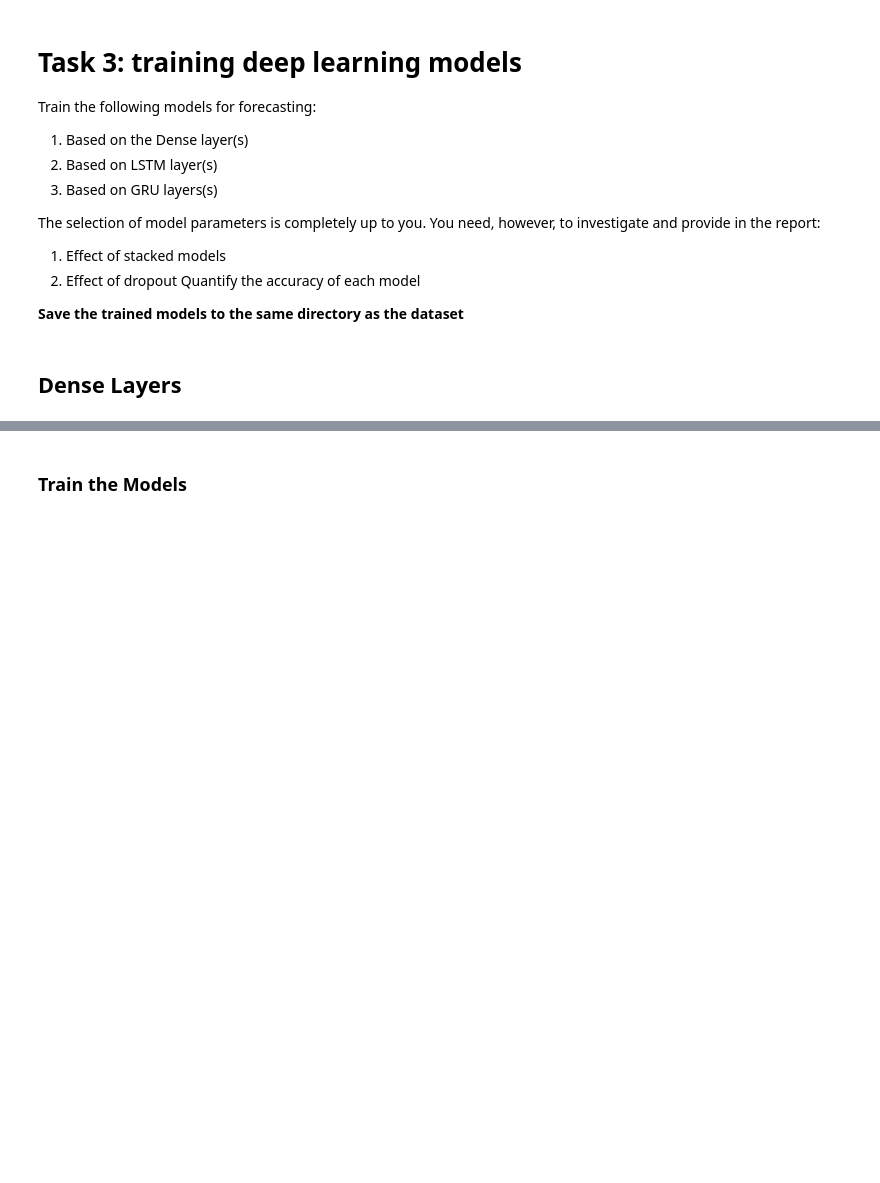
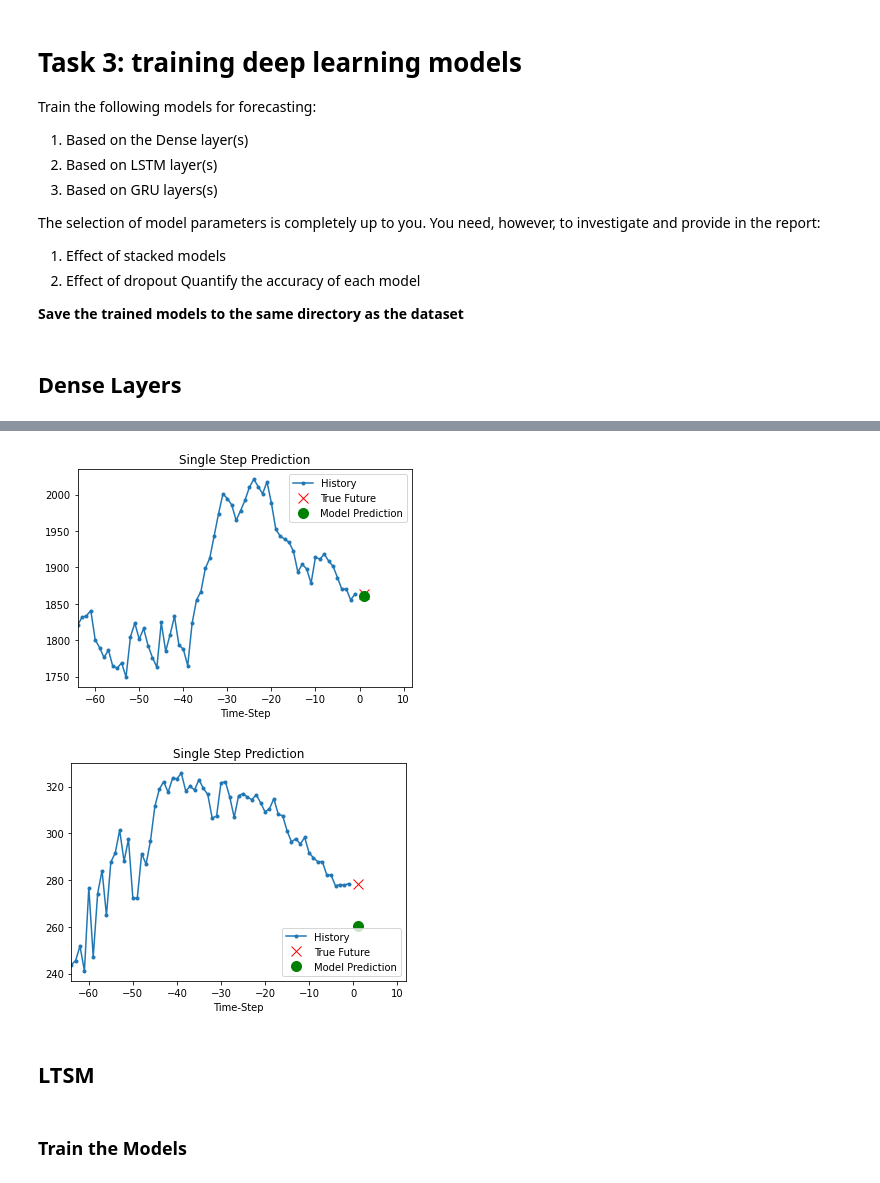
Before and after one commit to mschrader15/homework, a Jupyter notebook: spring-2022/ece-693/HW4/HW4.ipynb, the cells around one changed output, grey strips where cells are left out. Cells and saved outputs as stored; diff of their text form; code cells hidden in the pictures; blank space fills up the shorter version.

```diff
--- a/spring-2022/ece-693/HW4/HW4.ipynb
+++ b/spring-2022/ece-693/HW4/HW4.ipynb
@@ -967,0 +1011,8 @@ dense_predictors: Iterable[DensePredictor] = DensePredictors(
+# %%
+d.load_model()
+d.plot_predictions(mode="test")
+# %% [output]
+[figure, added]
+[figure, added]
+# %% [markdown]
+## LTSM
```
Also changed, not shown: parts of 42 cells of this notebook.
